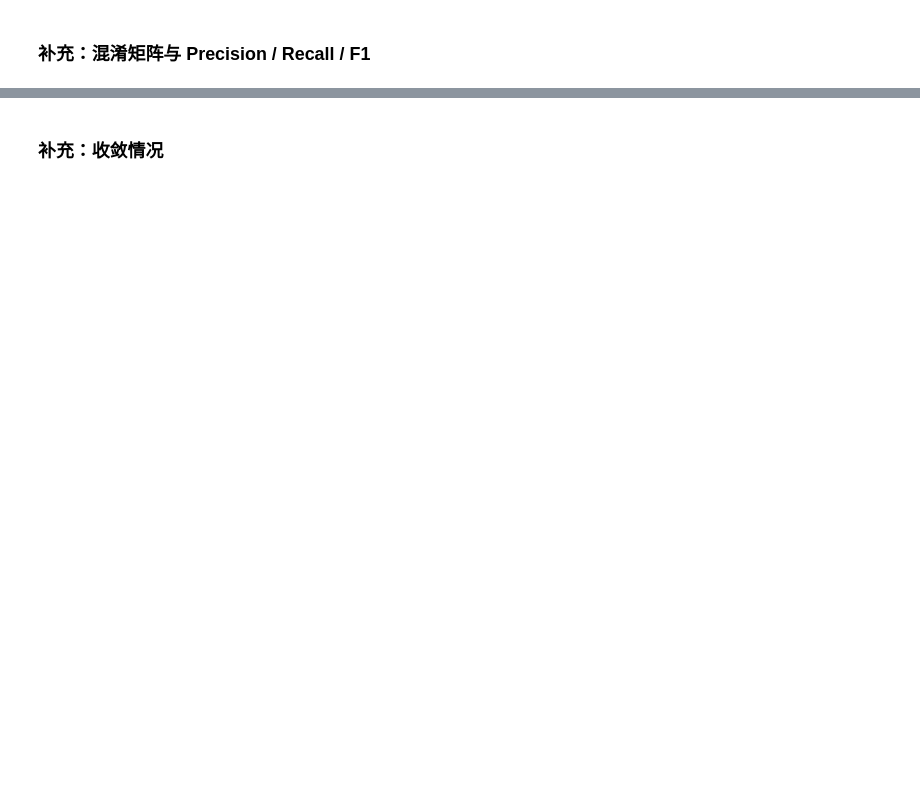
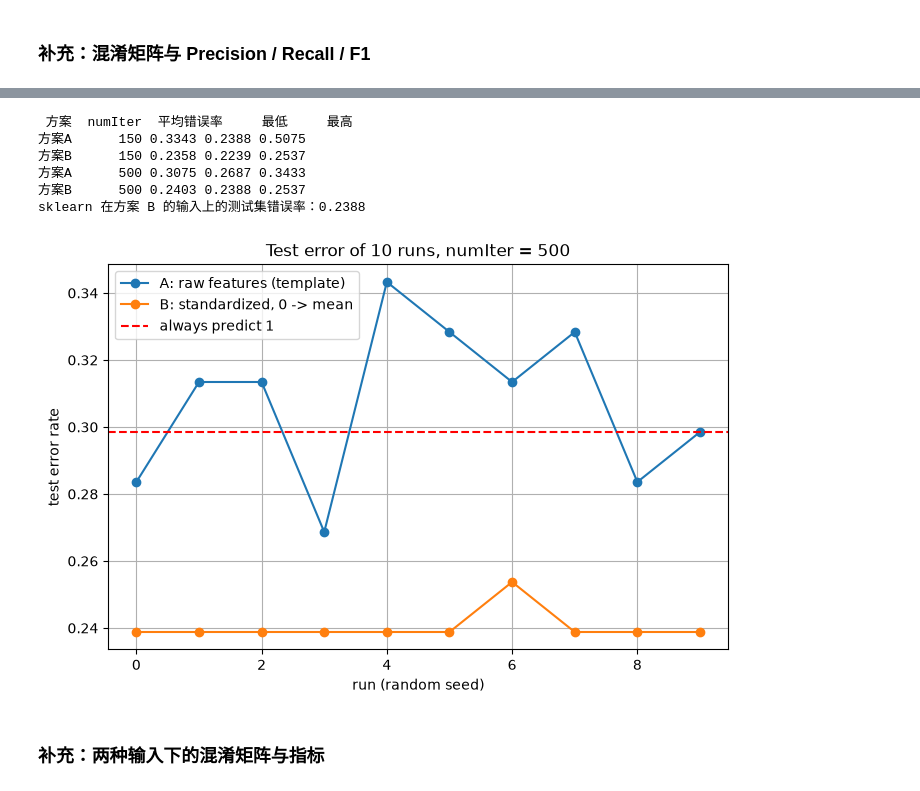
Before and after one commit to Heptazero/ml-course-labs, a Jupyter notebook: machine-learning/homework/exp5_logistic.ipynb, the cells around one changed output, grey strips where cells are left out. Cells and saved outputs as stored; diff of their text form; code cells hidden in the pictures; blank space fills up the shorter version.

```diff
--- a/machine-learning/homework/exp5_logistic.ipynb
+++ b/machine-learning/homework/exp5_logistic.ipynb
@@ -376,2 +295,51 @@ missing+indicator 0.2537 0.0000 0.2537 0.2537           0 0.8017
+# %%
+def preprocess(train, test):
+    mask_tr, mask_te = train == 0, test == 0
+    mask_tr[:, :2], mask_te[:, :2] = False, False
+    mean = np.array([train[~mask_tr[:, j], j].mean() for j in range(train.shape[1])])
+    std = np.array([train[~mask_tr[:, j], j].std() for j in range(train.shape[1])])
+    Z_tr, Z_te = (train - mean) / std, (test - mean) / std
+    Z_tr[mask_tr], Z_te[mask_te] = 0, 0
+    return np.c_[np.ones(len(Z_tr)), Z_tr], np.c_[np.ones(len(Z_te)), Z_te]
+
+A_train, A_test = X_train, X_test
+B_train, B_test = preprocess(X_train, X_test)
+
+def test_error(Xa, Xb, seed, numIter):
+    random.seed(seed)
+    w = stocGradAscent(Xa, y_train, numIter=numIter)
+    return np.mean((sigmoid(Xb.dot(w)) > 0.5) != y_test)
+
+errors = {}
+for numIter in (150, 500):
+    errors[('A', numIter)] = [test_error(A_train, A_test, s, numIter) for s in range(10)]
+    errors[('B', numIter)] = [test_error(B_train, B_test, s, numIter) for s in range(10)]
+
+rows = []
+for (scheme, numIter), e in errors.items():
+    rows.append(('方案' + scheme, numIter, np.mean(e), np.min(e), np.max(e)))
+print(pd.DataFrame(rows, columns=['方案', 'numIter', '平均错误率', '最低', '最高']).round(4).to_string(index=False))
+
+lr = LogisticRegression(C=1e8, fit_intercept=False, max_iter=20000).fit(B_train, y_train)
+print('sklearn 在方案 B 的输入上的测试集错误率：%.4f' % np.mean(lr.predict(B_test) != y_test))
+
+plt.figure(figsize=(8, 5))
+plt.plot(range(10), errors[('A', 500)], marker='o', label='A: raw features (template)')
+plt.plot(range(10), errors[('B', 500)], marker='o', label='B: standardized, 0 -> mean')
+plt.axhline(1 - y_test.mean(), color='red', linestyle='--', label='always predict 1')
+plt.xlabel('run (random seed)')
+plt.ylabel('test error rate')
+plt.title('Test error of 10 runs, numIter = 500')
+plt.legend()
+plt.grid(True)
+plt.show()
+# %% [output]
+ 方案  numIter  平均错误率     最低     最高
+方案A      150 0.3343 0.2388 0.5075
+方案B      150 0.2358 0.2239 0.2537
+方案A      500 0.3075 0.2687 0.3433
+方案B      500 0.2403 0.2388 0.2537
+sklearn 在方案 B 的输入上的测试集错误率：0.2388
+[figure, added]
 # %% [markdown]
-### 补充：收敛情况
+### 补充：两种输入下的混淆矩阵与指标
```
Also changed, not shown: parts of 14 cells of this notebook.
